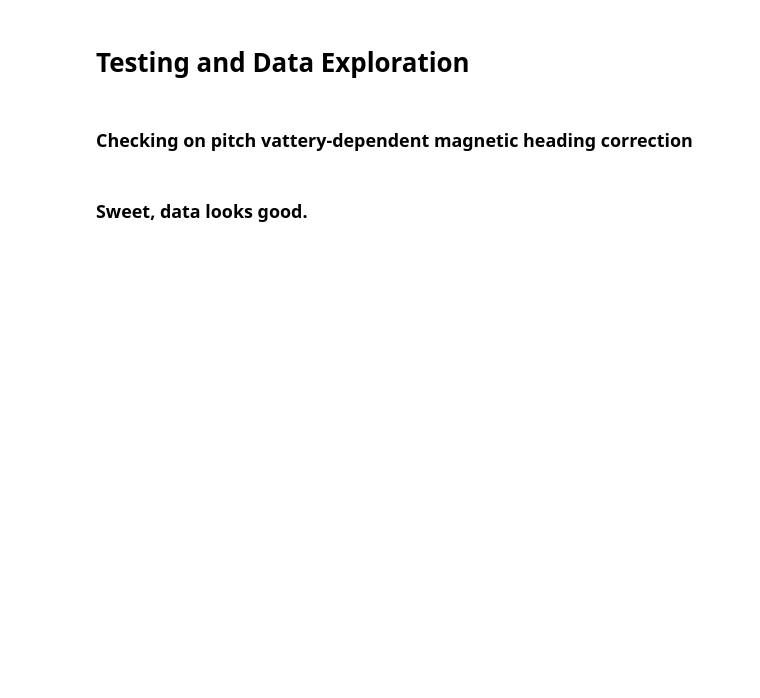
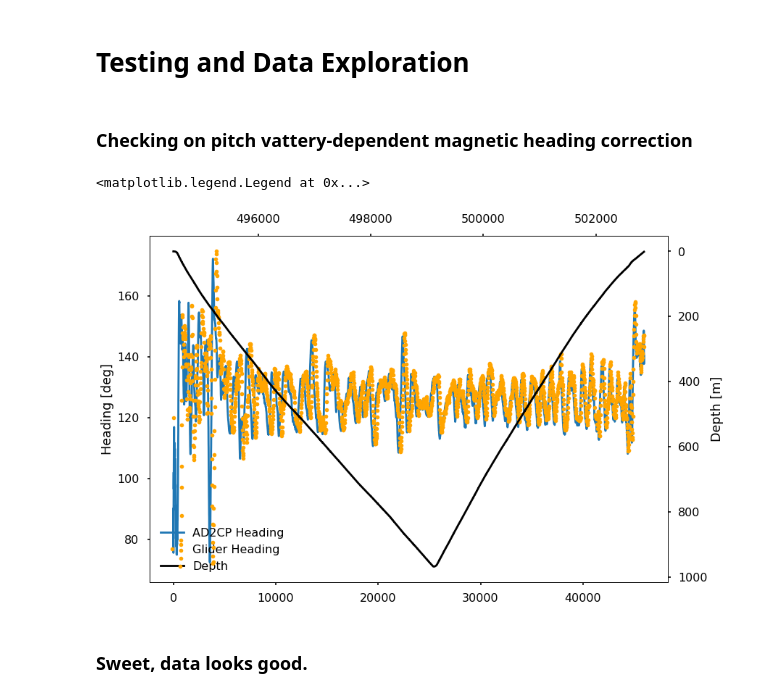
Before and after one commit to JGradone/Slocum-AD2CP, a Jupyter notebook: notebooks/01_Slocum_AD2CP_Testing_and_Data_Exploration.ipynb, the cells around one changed output. Cells and saved outputs as stored; diff of their text form; code cells hidden in the pictures; blank space fills up the shorter version.

```diff
--- a/notebooks/01_Slocum_AD2CP_Testing_and_Data_Exploration.ipynb
+++ b/notebooks/01_Slocum_AD2CP_Testing_and_Data_Exploration.ipynb
@@ -1408,24 +826,27 @@ plt.legend()
 # %% [markdown]
 ### Checking on pitch vattery-dependent magnetic heading correction
 # %%
-# # x=28
-# # subsetgdf = gdf[(gdf.time >= start_times[x]) & (gdf.time <= end_times[x])]
-# # ad2cp_time_ind = np.where((tot_ad2cp.time >= start_times2[x]) & (tot_ad2cp.time <= end_times2[x]))[0]
-# # subset_ad2cp = tot_ad2cp.sel(time=tot_ad2cp.time[ad2cp_time_ind])
+# x=28
+# subsetgdf = gdf[(gdf.time >= start_times[x]) & (gdf.time <= end_times[x])]
+# ad2cp_time_ind = np.where((tot_ad2cp.time >= start_times2[x]) & (tot_ad2cp.time <= end_times2[x]))[0]
+# subset_ad2cp = tot_ad2cp.sel(time=tot_ad2cp.time[ad2cp_time_ind])
 
 
-# fig,ax = plt.subplots()
+fig,ax = plt.subplots()
 
-# ln1 = ax.plot(subset_ad2cp.Heading.values,label='AD2CP Heading')
-# ax2=ax.twiny()
-# ln2 = ax2.plot(np.rad2deg(subsetgdf.m_heading),'.',color='orange',label='Glider Heading')
-# ax.set_ylabel('Heading [deg]')
-# ax3=ax.twinx()
-# ln3 = ax3.plot(subset_ad2cp.Pressure.values,color='black',label='Depth')
-# ax3.invert_yaxis()
-# ax3.set_ylabel('Depth [m]')
-# lns = ln1+ln2+ln3
-# labs = [l.get_label() for l in lns]
-# ax.legend(lns, labs, loc='lower left',frameon=False)
+ln1 = ax.plot(subset_ad2cp.Heading.values,label='AD2CP Heading')
+ax2=ax.twiny()
+ln2 = ax2.plot(np.rad2deg(subsetgdf.m_heading),'.',color='orange',label='Glider Heading')
+ax.set_ylabel('Heading [deg]')
+ax3=ax.twinx()
+ln3 = ax3.plot(subset_ad2cp.Pressure.values,color='black',label='Depth')
+ax3.invert_yaxis()
+ax3.set_ylabel('Depth [m]')
+lns = ln1+ln2+ln3
+labs = [l.get_label() for l in lns]
+ax.legend(lns, labs, loc='lower left',frameon=False)
+# %% [output]
+<matplotlib.legend.Legend at 0x...>
+[figure, added]
 # %% [markdown]
 ### Sweet, data looks good.
```
Also changed, not shown: parts of 49 cells of this notebook, 15 other files.
